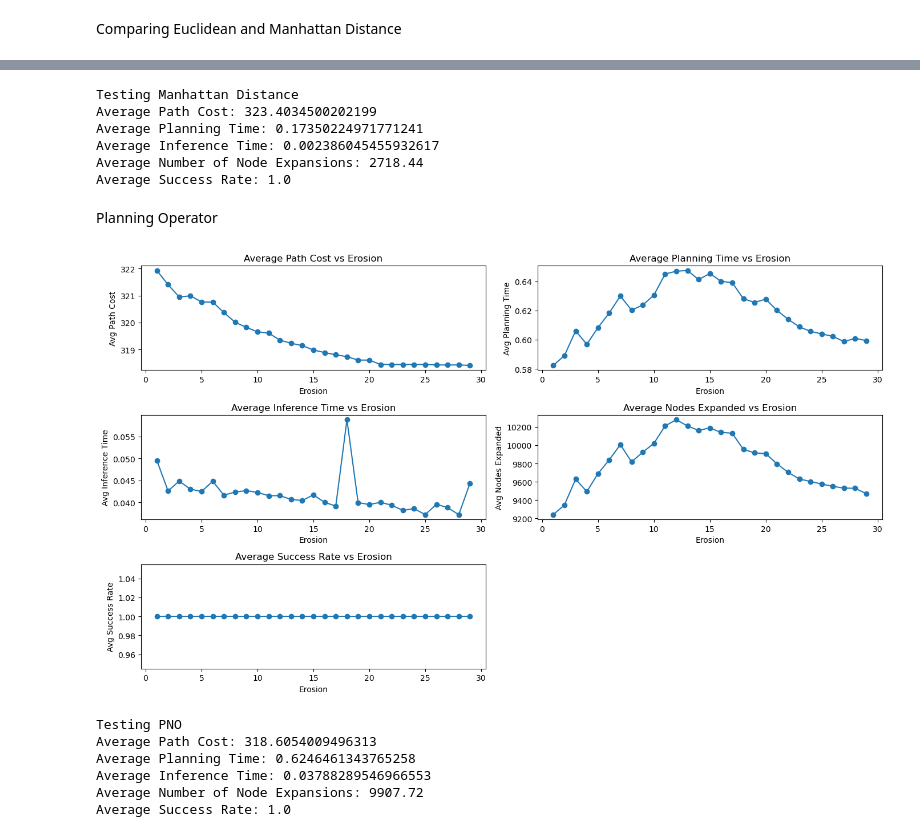
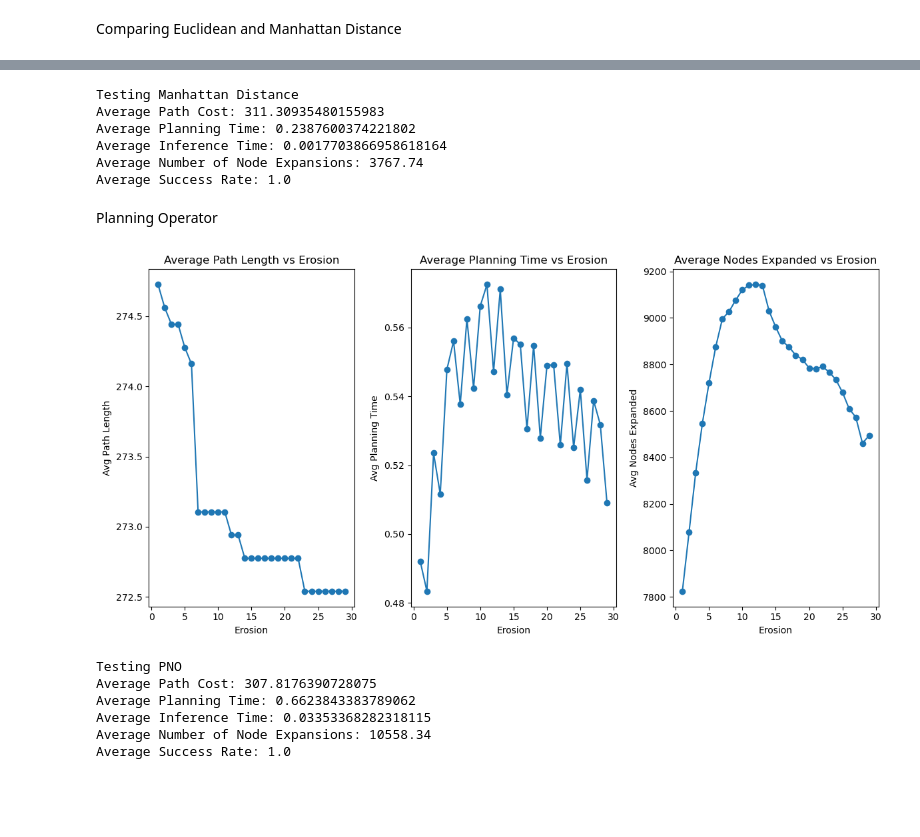
Before and after one commit to sharath-matada/Planning_Operator, a Jupyter notebook: 2D_Experiments/large_maps/test_heuristics_on_512_maps.ipynb, the cells around one changed output, grey strips where cells are left out. Cells and saved outputs as stored; diff of their text form; code cells hidden in the pictures; blank space fills up the shorter version.

```diff
--- a/2D_Experiments/large_maps/test_heuristics_on_512_maps.ipynb
+++ b/2D_Experiments/large_maps/test_heuristics_on_512_maps.ipynb
@@ -44,13 +45,13 @@ Average Success Rate: 1.0
 # %%
 # Manhattan Distance
 print("Testing Manhattan Distance")
-euclidean_results = testheuristiconmaps(startpositions, goalpositions, maps, manhattandistance, plotresults=False, printvalues=True)
+manhattan_results = testheuristiconmaps(startpositions, goalpositions, maps, manhattandistance, plotresults=False, printvalues=True)
 # %% [output]
 Testing Manhattan Distance
-Average Path Cost: 323.4034500202199
-Average Planning Time: 0.17350224971771241
-Average Inference Time: 0.002386045455932617
-Average Number of Node Expansions: 2718.44
+Average Path Cost: 311.30935480155983
+Average Planning Time: 0.2387600374221802
+Average Inference Time: 0.0017703866958618164
+Average Number of Node Expansions: 3767.74
 Average Success Rate: 1.0
 # %% [markdown]
 Planning Operator
@@ -74,73 +75,70 @@ avgnodesexp_values = []
 avgsuccessrate_values = []
 # %%
 
+from tqdm import tqdm
+
+erosionmaps = maps[::10, :, :]
+erosionstartpos = startpositions[::10,:]
+erosiongoalpos = goalpositions[::10,:]
+
+erosion_values = []
+avgpathcost_values = []
+avgplantime_values = []
+avginfertime_values = []
+avgnodesexp_values = []
+avgsuccessrate_values = []
+
 # Run the loop and store results
-for erode in range(1, 30):
+for erode in tqdm(range(1, 30)):
 
     # Call your function and store the results
     avgpathcost, avgplantime, avginfertime, avgnodesexp, avgsuccessrate = testheuristiconmaps(
-        startpositions, goalpositions, maps, planningoperator, model=model, erosion=erode, plotresults=False, printvalues=False
+        erosionstartpos, erosiongoalpos, erosionmaps, planningoperator, model=model, erosion=erode, plotresults=False, printvalues=False
     )
 
     # Append results to lists
     erosion_values.append(erode)
     avgpathcost_values.append(avgpathcost)
     avgplantime_values.append(avgplantime)
     avginfertime_values.append(avginfertime)
     avgnodesexp_values.append(avgnodesexp)
     avgsuccessrate_values.append(avgsuccessrate)
 
-# Plotting the results
-plt.figure(figsize=(14, 8))
+plt.figure(figsize=(12, 6))
 
-# Plot for avgpathcost
-plt.subplot(3, 2, 1)
+# Plot for avgpathcost (Average Path Length)
+plt.subplot(1, 3, 1)
 plt.plot(erosion_values, avgpathcost_values, marker='o')
-plt.title('Average Path Cost vs Erosion')
+plt.title('Average Path Length vs Erosion')
 plt.xlabel('Erosion')
-plt.ylabel('Avg Path Cost')
+plt.ylabel('Avg Path Length')
 
-# Plot for avgplantime
-plt.subplot(3, 2, 2)
+# Plot for avgplantime (Average Planning Time)
+plt.subplot(1, 3, 2)
 plt.plot(erosion_values, avgplantime_values, marker='o')
 plt.title('Average Planning Time vs Erosion')
 plt.xlabel('Erosion')
 plt.ylabel('Avg Planning Time')
 
-# Plot for avginfertime
-plt.subplot(3, 2, 3)
-plt.plot(erosion_values, avginfertime_values, marker='o')
-plt.title('Average Inference Time vs Erosion')
-plt.xlabel('Erosion')
-plt.ylabel('Avg Inference Time')
-
-# Plot for avgnodesexp
-plt.subplot(3, 2, 4)
+# Plot for avgnodesexp (Average Nodes Expanded)
+plt.subplot(1, 3, 3)
 plt.plot(erosion_values, avgnodesexp_values, marker='o')
 plt.title('Average Nodes Expanded vs Erosion')
 plt.xlabel('Erosion')
 plt.ylabel('Avg Nodes Expanded')
 
-# Plot for avgsuccessrate
-plt.subplot(3, 2, 5)
-plt.plot(erosion_values, avgsuccessrate_values, marker='o')
-plt.title('Average Success Rate vs Erosion')
-plt.xlabel('Erosion')
-plt.ylabel('Avg Success Rate')
-
-# Adjust layout and show the plot
 plt.tight_layout()
 plt.show()
 # %% [output]
-[figure, old version]
+[figure, new version]
 # %%
 print("Testing PNO")
 no_results = testheuristiconmaps(startpositions, goalpositions, maps, planningoperator, plotresults=False, printvalues=True, erosion = 20, model=model)
 # %% [output]
 Testing PNO
-Average Path Cost: 318.6054009496313
-Average Planning Time: 0.6246461343765258
-Average Inference Time: 0.03788289546966553
-Average Number of Node Expansions: 9907.72
+Average Path Cost: 307.8176390728075
+Average Planning Time: 0.6623843383789062
+Average Inference Time: 0.03353368282318115
+Average Number of Node Expansions: 10558.34
 Average Success Rate: 1.0
 # %%
```
Also changed, not shown: parts of 3 cells of this notebook, 1 other file.
